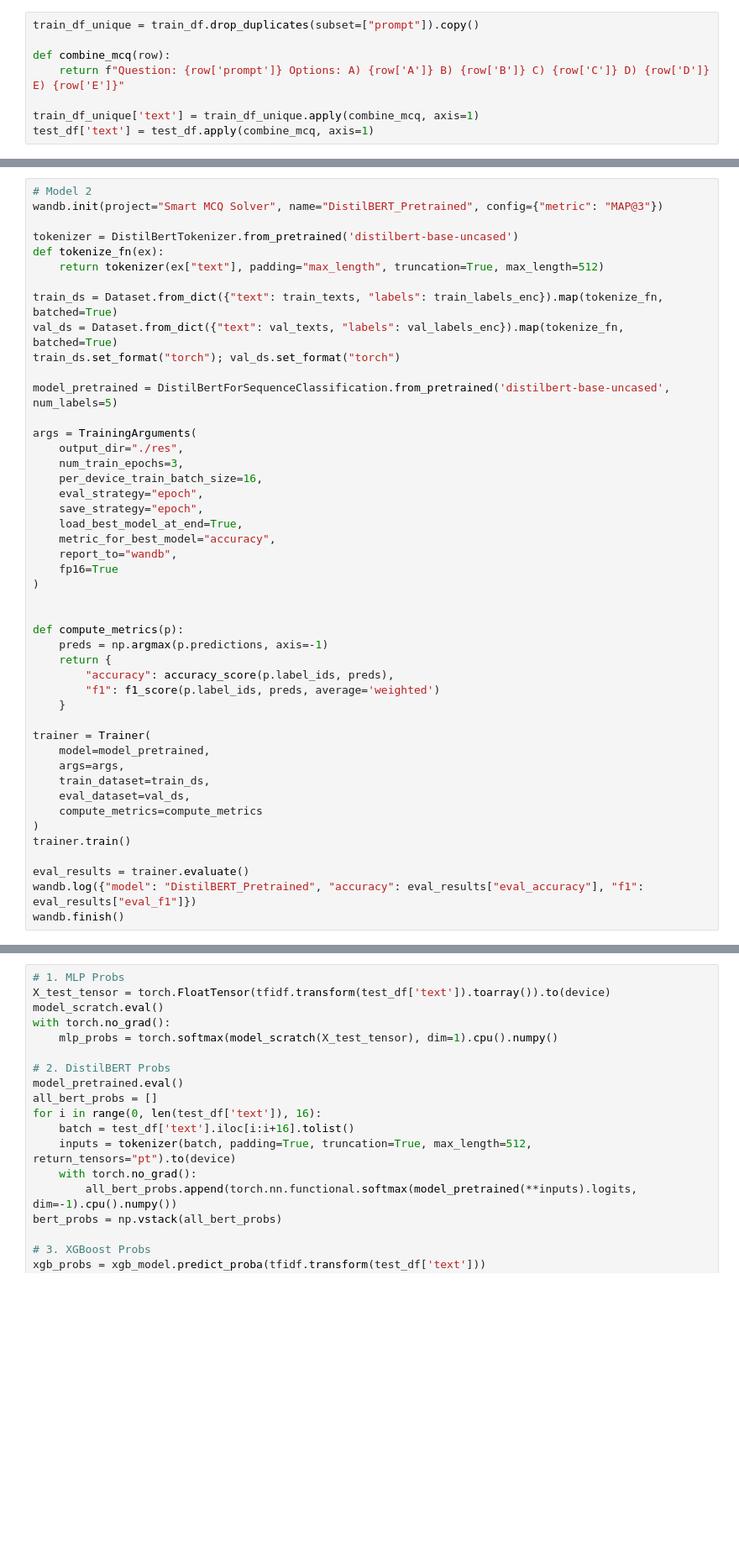
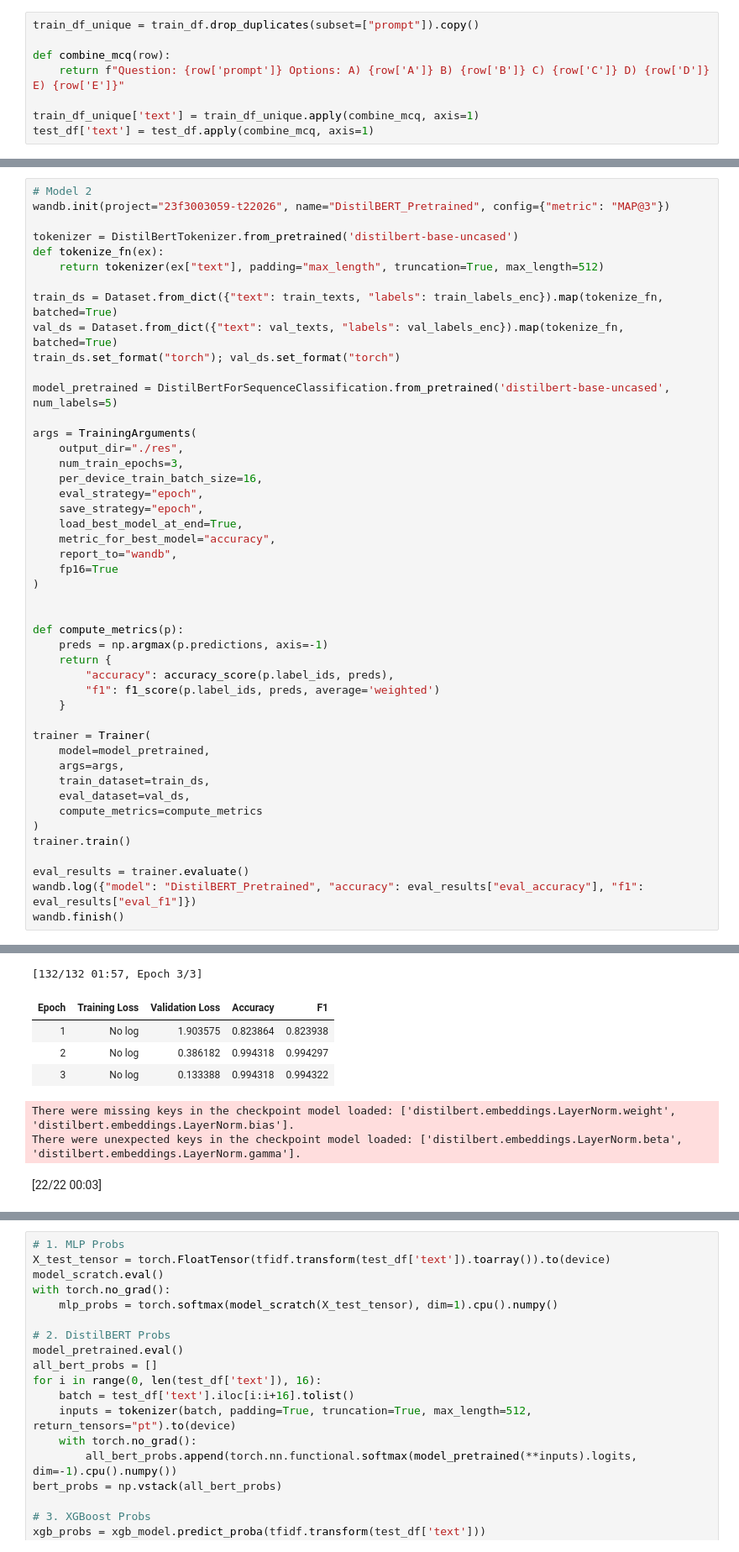
Before and after one commit to 23f3003059/dlgenai-t22026, a Jupyter notebook: DL-23f3003059-notebook-t22026.ipynb, the cells around one changed output, grey strips where cells are left out. Shown at 84% size. Drawn from its saved outputs; the diff is of its cells as text; blank space fills up the shorter version.

Commit message:
DL-Weight and bias project update

```diff
--- a/DL-23f3003059-notebook-t22026.ipynb
+++ b/DL-23f3003059-notebook-t22026.ipynb
@@ -153,6 +251,6 @@ wandb.finish()
 # %%
 # Model 2
-wandb.init(project="Smart MCQ Solver", name="DistilBERT_Pretrained", config={"metric": "MAP@3"})
+wandb.init(project="23f3003059-t22026", name="DistilBERT_Pretrained", config={"metric": "MAP@3"})
 
 tokenizer = DistilBertTokenizer.from_pretrained('distilbert-base-uncased')
 def tokenize_fn(ex):
@@ -196,3 +294,4 @@ trainer.train()
 eval_results = trainer.evaluate()
 wandb.log({"model": "DistilBERT_Pretrained", "accuracy": eval_results["eval_accuracy"], "f1": eval_results["eval_f1"]})
 wandb.finish()
+# %% [output]
@@ -198,0 +321,8 @@ wandb.finish()
+[132/132 01:57, Epoch 3/3]
+| Epoch | Training Loss | Validation Loss | Accuracy | F1 |
+| 1 | No log | 1.903575 | 0.823864 | 0.823938 |
+| 2 | No log | 0.386182 | 0.994318 | 0.994297 |
+| 3 | No log | 0.133388 | 0.994318 | 0.994322 |
+There were missing keys in the checkpoint model loaded: ['distilbert.embeddings.LayerNorm.weight', 'distilbert.embeddings.LayerNorm.bias'].
+There were unexpected keys in the checkpoint model loaded: ['distilbert.embeddings.LayerNorm.beta', 'distilbert.embeddings.LayerNorm.gamma'].
+[22/22 00:03]
```
Also changed, not shown: parts of 13 cells of this notebook.
